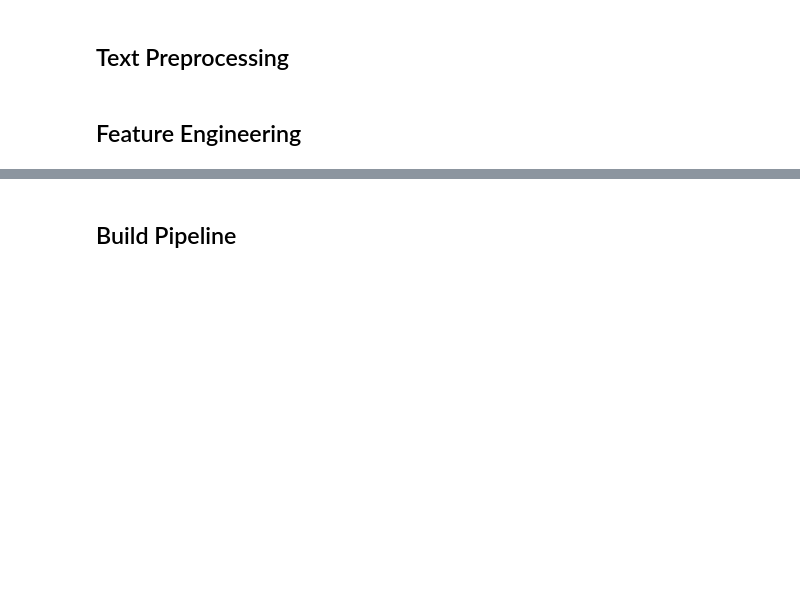
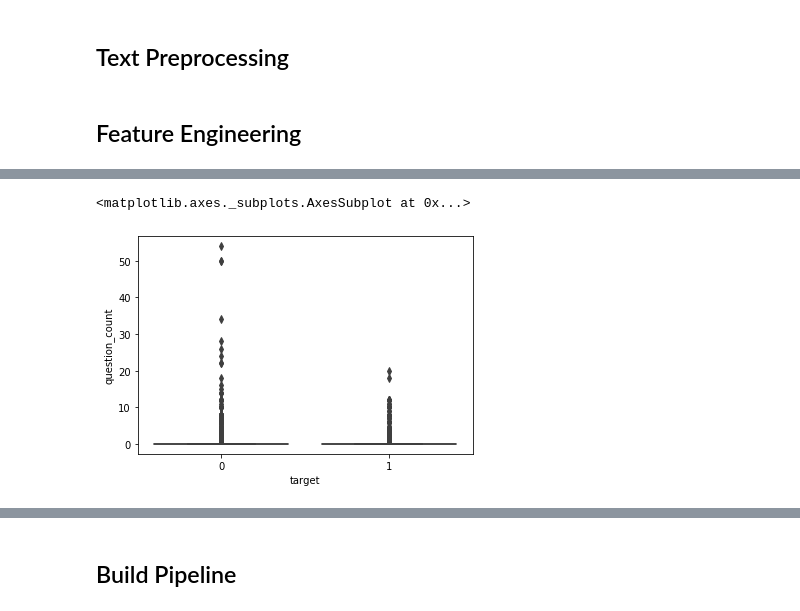
Before and after one commit to noriegaian/Kaggle---NLP-Disaster-Tweets, a Jupyter notebook: Kaggle - NLP Disaster Tweets 2.0.ipynb, the cells around one changed output, grey strips where cells are left out. Drawn from its saved outputs; the diff is of its cells as text; code cells hidden in the pictures; blank space fills up the shorter version.

```diff
--- a/Kaggle - NLP Disaster Tweets 2.0.ipynb
+++ b/Kaggle - NLP Disaster Tweets 2.0.ipynb
@@ -230,0 +286,8 @@ def readability(corpus):
+# %%
+#compare question mark count between legit and fake tweets
+sns.boxplot(x='target', y='question_count', data=trial)
+
+#observations: fake look more likely to have excessive # of question marks
+# %% [output]
+<matplotlib.axes._subplots.AxesSubplot at 0x...>
+[figure, added]
```
Also changed, not shown: parts of 18 cells of this notebook.
